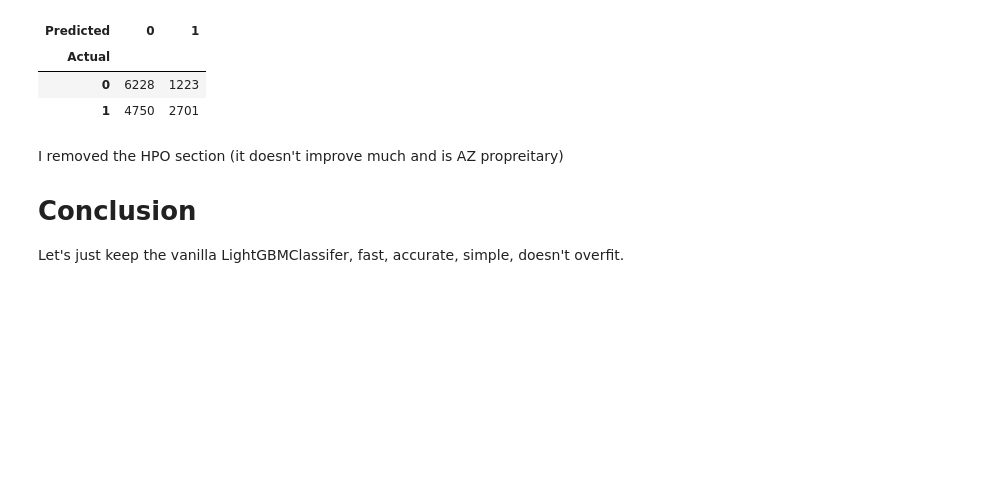
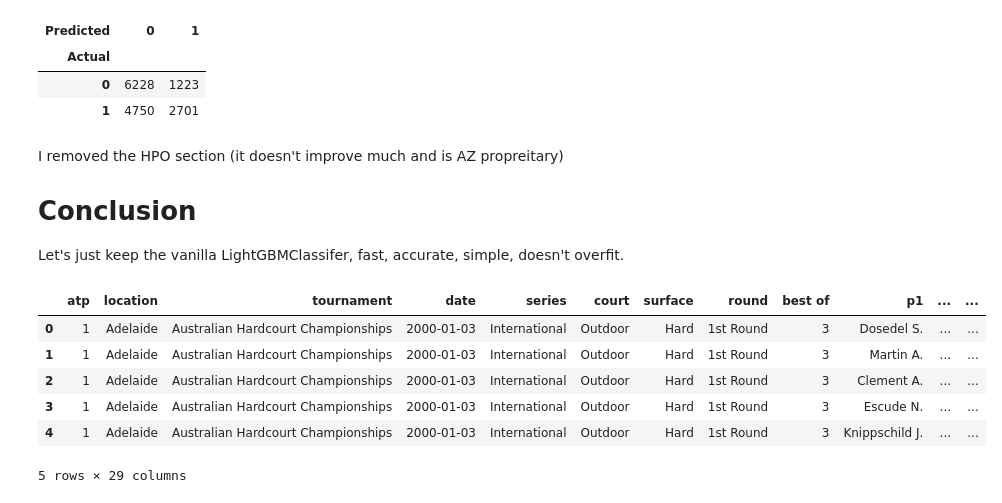
Before and after one commit to ThomasBury/AceBet, a Jupyter notebook: nb/atp_tennis.ipynb, the cells around one changed output. Cells and saved outputs as stored; diff of their text form; code cells hidden in the pictures; blank space fills up the shorter version.

```diff
--- a/nb/atp_tennis.ipynb
+++ b/nb/atp_tennis.ipynb
@@ -917,3 +917,18 @@ I removed the HPO section (it doesn't improve much and is AZ propreitary)
 # Conclusion
 
 Let's just keep the vanilla LightGBMClassifer, fast, accurate, simple, doesn't overfit.
+# %%
+import pandas as pd
+
+data_path = "/home/bsatom/Documents/mlops/AceBet/data/atp_data_production.feather"  # Path(__file__).resolve().parents[2] / 'data' / 'atp_data_production.feather'
+df = pd.read_feather(data_path)
+# %%
+df.head()
+# %% [output]
+|  | atp | location | tournament | date | series | court | surface | round | best of | p1 | ... | ... |
+| 0 | 1 | Adelaide | Australian Hardcourt Championships | 2000-01-03 | International | Outdoor | Hard | 1st Round | 3 | Dosedel S. | ... | ... |
+| 1 | 1 | Adelaide | Australian Hardcourt Championships | 2000-01-03 | International | Outdoor | Hard | 1st Round | 3 | Martin A. | ... | ... |
+| 2 | 1 | Adelaide | Australian Hardcourt Championships | 2000-01-03 | International | Outdoor | Hard | 1st Round | 3 | Clement A. | ... | ... |
+| 3 | 1 | Adelaide | Australian Hardcourt Championships | 2000-01-03 | International | Outdoor | Hard | 1st Round | 3 | Escude N. | ... | ... |
+| 4 | 1 | Adelaide | Australian Hardcourt Championships | 2000-01-03 | International | Outdoor | Hard | 1st Round | 3 | Knippschild J. | ... | ... |
+5 rows × 29 columns
```
Also changed, not shown: parts of 2 cells of this notebook, 4 other files.
